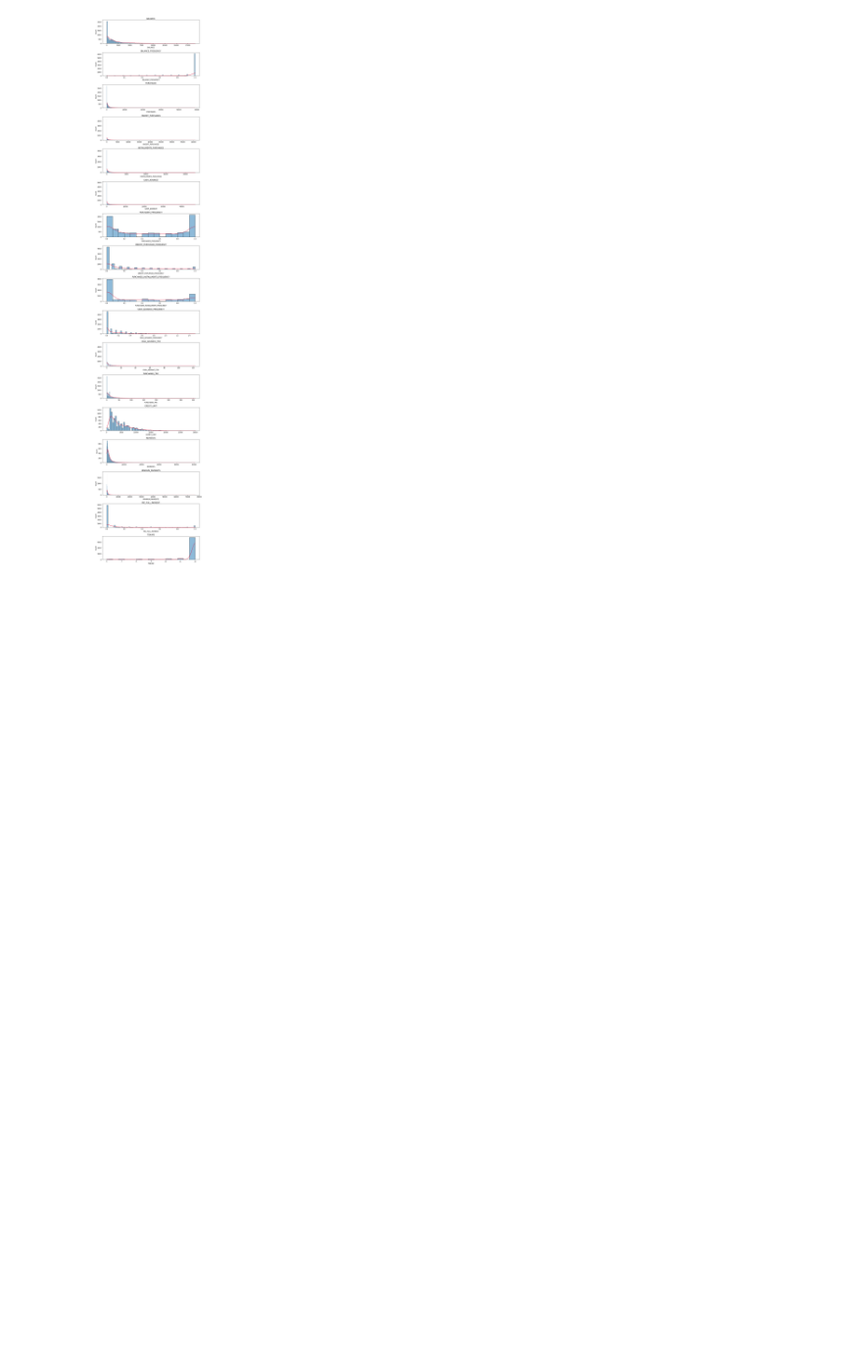
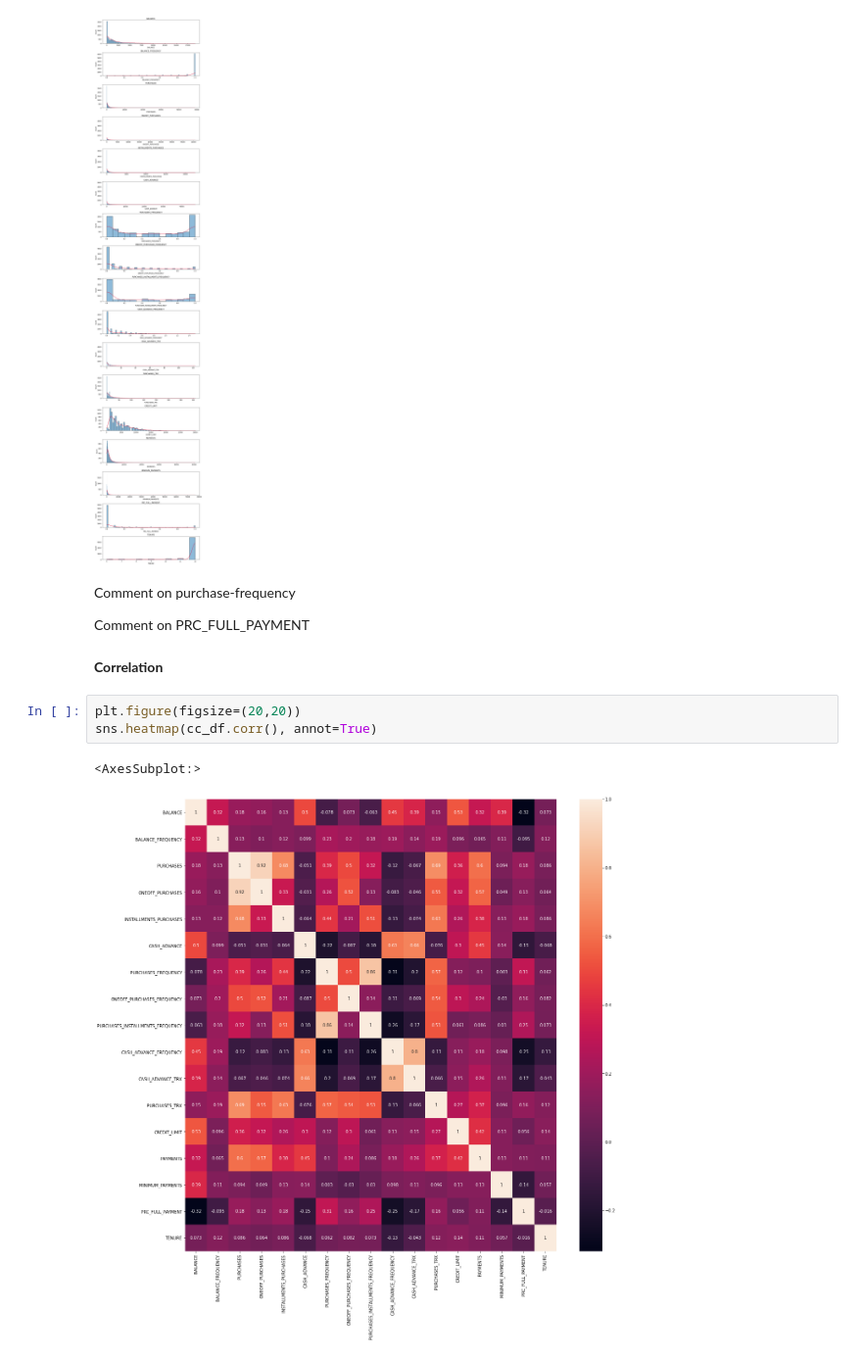
Before and after one commit to clozgil/Market-Segmentation-and-Consumer-Behavior, a Jupyter notebook: Market-Segmentation-and-Consumer-Behavior.ipynb, the cells around one changed output. Shown at 98% size. Cells and saved outputs as stored; diff of their text form; blank space fills up the shorter version.

Commit message:
correlation

```diff
--- a/Market-Segmentation-and-Consumer-Behavior.ipynb
+++ b/Market-Segmentation-and-Consumer-Behavior.ipynb
@@ -183,3 +183,15 @@ for i in range(17):
 plt.tight_layout()
 # %% [output]
 [figure]
+# %% [markdown]
+Comment on purchase-frequency
+
+Comment on PRC_FULL_PAYMENT
+# %% [markdown]
+**Correlation**
+# %%
+plt.figure(figsize=(20,20))
+sns.heatmap(cc_df.corr(), annot=True)
+# %% [output]
+<AxesSubplot:>
+[figure, added]
```
